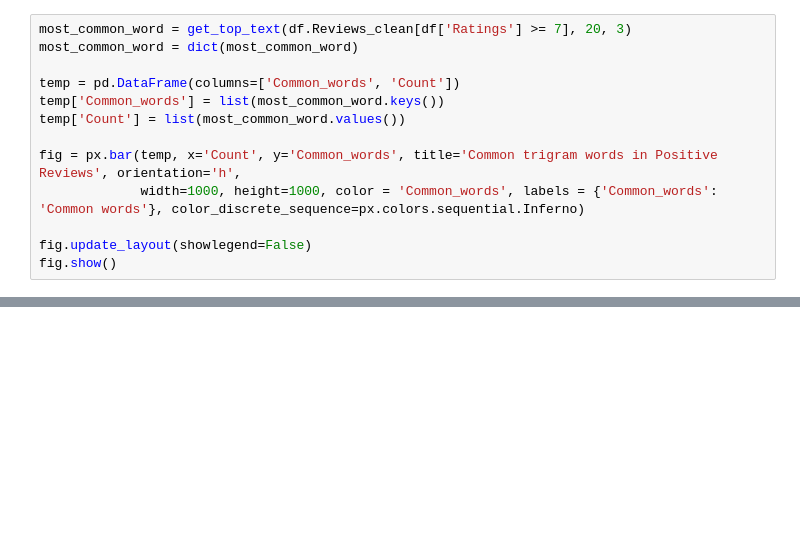
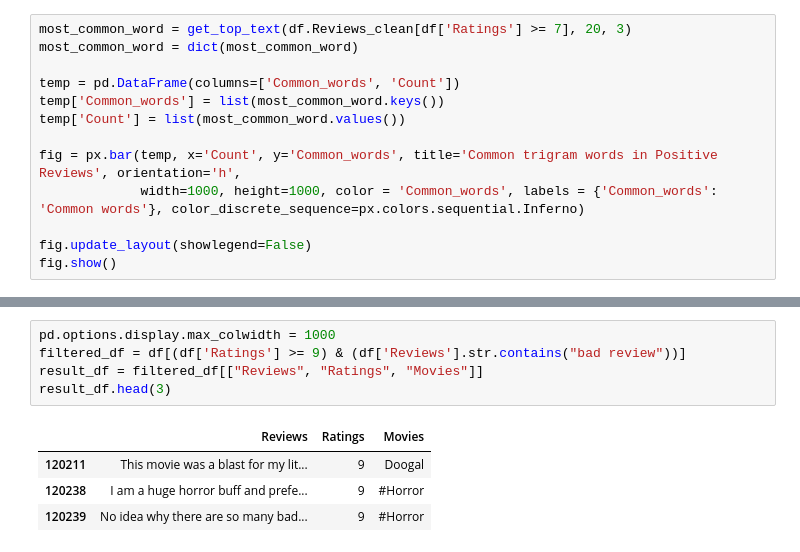
Before and after one commit to stngan/sentiment-python, a Jupyter notebook: sentiment.ipynb, the cells around one changed output, grey strips where cells are left out. Cells and saved outputs as stored; diff of their text form; blank space fills up the shorter version.

```diff
--- a/sentiment.ipynb
+++ b/sentiment.ipynb
@@ -315,0 +326,10 @@ fig.show()
+# %%
+pd.options.display.max_colwidth = 1000
+filtered_df = df[(df['Ratings'] >= 9) & (df['Reviews'].str.contains("bad review"))]
+result_df = filtered_df[["Reviews", "Ratings", "Movies"]]
+result_df.head(3)
+# %% [output]
+|  | Reviews | Ratings | Movies |
+| 120211 | This movie was a blast for my lit... | 9 | Doogal |
+| 120238 | I am a huge horror buff and prefe... | 9 | #Horror |
+| 120239 | No idea why there are so many bad... | 9 | #Horror |
```
Also changed, not shown: parts of 9 cells of this notebook, 3 other files.
